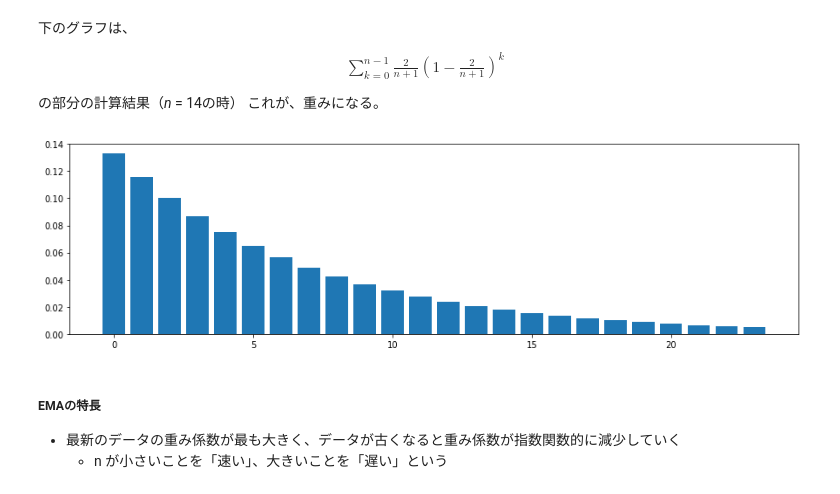
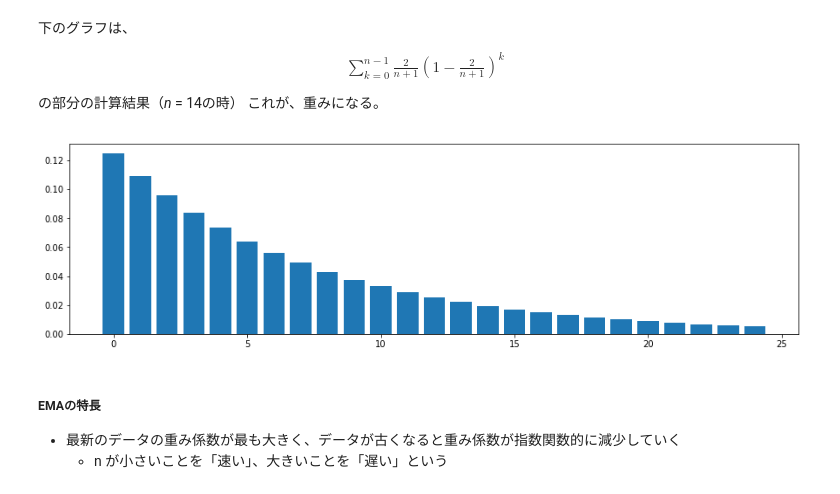
Before and after one commit to NPoi/onsha_heisha-webdataml, a Jupyter notebook: Chapter2.ipynb, the cells around one changed output. Saved outputs shown, nothing was run; the diff lists cells and outputs as text; code cells hidden in the pictures.

```diff
--- a/Chapter2.ipynb
+++ b/Chapter2.ipynb
@@ -151,15 +151,15 @@ $$
 の部分の計算結果（*n* = 14の時）
 これが、重みになる。
 # %%
-n=14
+n=15
 plt.figure(figsize=(15,4))
 alpha = 2/(n+1)
 series = pd.Series([alpha * (1-alpha)**i for i in range(n+10)])
 plt.bar(left=range(n+10), height=series)
 
 plt.show()
 # %% [output]
-[figure, old version]
+[figure, new version]
 # %% [markdown]
 ##### EMAの特長
 
```
Also changed, not shown: parts of 1 cell of this notebook.
